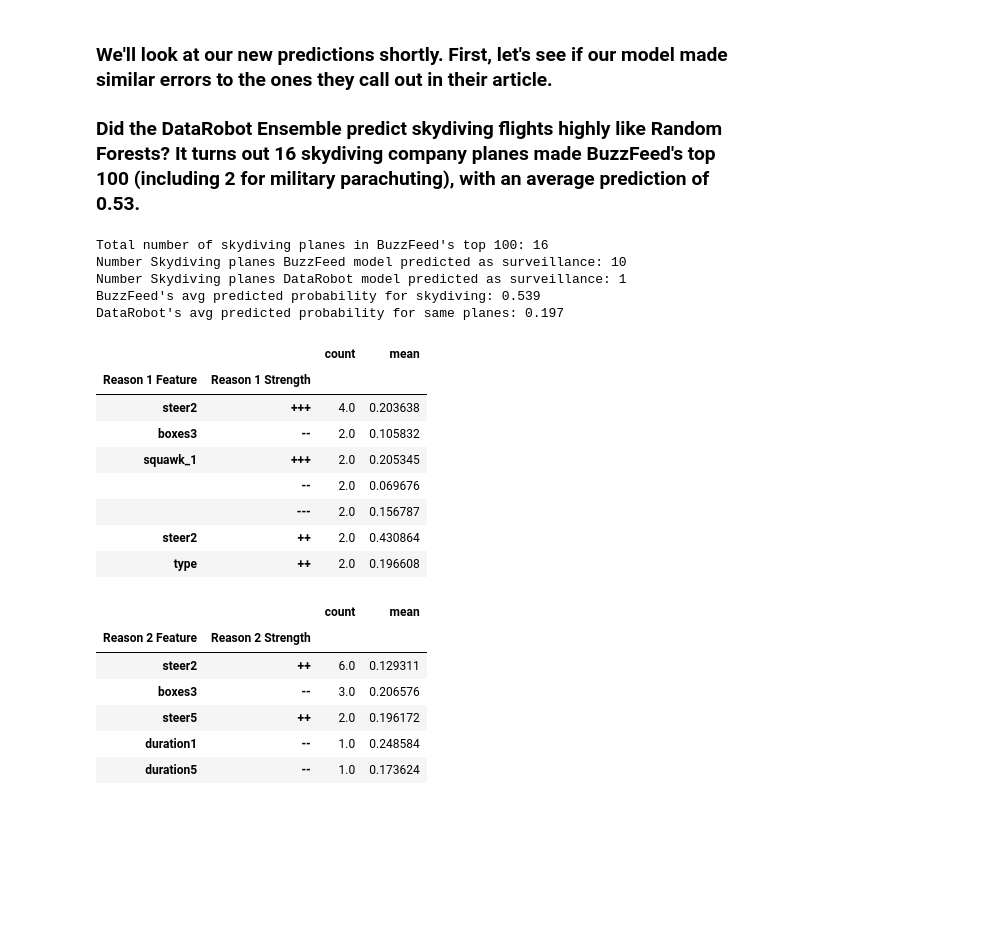
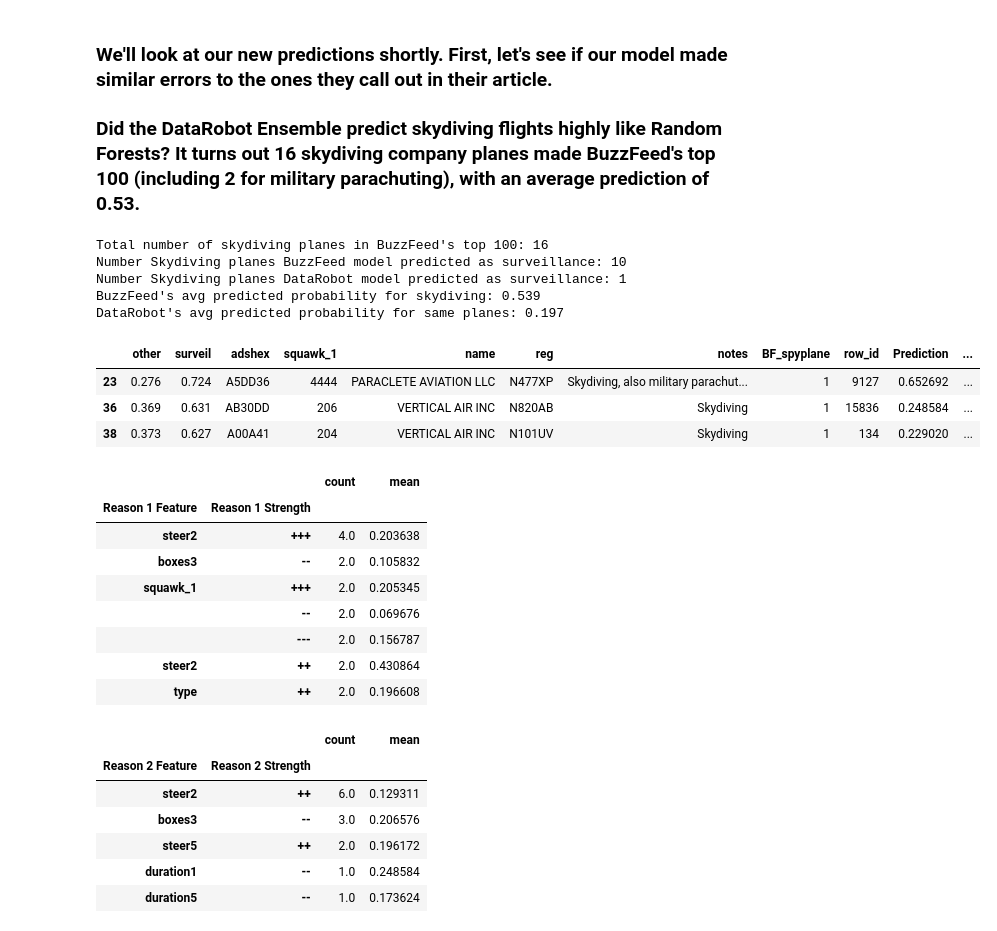
Before and after one commit to cmccann11/DataRobot, a Jupyter notebook: data/DataRobot_BuzzFeed_Final.ipynb, the cells around one changed output. Cells and saved outputs as stored; diff of their text form; code cells hidden in the pictures; blank space fills up the shorter version.

```diff
--- a/data/DataRobot_BuzzFeed_Final.ipynb
+++ b/data/DataRobot_BuzzFeed_Final.ipynb
@@ -502,34 +501,44 @@ Number of DataRobot top 100 pics that differ from the BuzzFeed top 100: 58
 
 ### Did the DataRobot Ensemble predict skydiving flights highly like Random Forests?  It turns out 16 skydiving company planes made BuzzFeed's top 100 (including 2 for military parachuting), with an average prediction of 0.53.
 # %%
-#create a dataframe of both our pics and their pics, with our reason codes
+#create a dataframe of the planes BuzzFeed predicted as surveillance, but with our reason codes for why we gave them low probability
+
+# 'Surveil" is BuzzFeed's model's probability, and "Prediction' is DataRobot's ENET Blender
 both_pics = buzzfeed_pics.merge(preds,how='left', on='adshex' )
 
 skydiving=both_pics[both_pics['notes'].str.contains("Skydiving|skydiving")==True] #buzzfeed notes identifying skydiving planes
 print("Total number of skydiving planes in BuzzFeed's top 100:", len(skydiving))
 print("Number Skydiving planes BuzzFeed model predicted as surveillance:", len(skydiving[skydiving.surveil >0.5]))
 print("Number Skydiving planes DataRobot model predicted as surveillance:", len(skydiving[skydiving.spyplane==1]))
 print("BuzzFeed's avg predicted probability for skydiving:", np.round(skydiving.surveil.mean(),3))
 print("DataRobot's avg predicted probability for same planes:", np.round(skydiving.Prediction.mean(),3))
 
-#See what drove our predictions low for these planes
-def get_stats(group):
-    return {'count': group.count(), 'mean': group.mean()}
-
-skydiving.groupby(['Reason 1 Feature', 'Reason 1 Strength'])['Prediction'].apply(get_stats).unstack().sort_values(by='count', ascending=False)#.sort_values(by= 'spyplane', ascending=False))
+skydiving.head(3)
 # %% [output]
 Total number of skydiving planes in BuzzFeed's top 100: 16
 Number Skydiving planes BuzzFeed model predicted as surveillance: 10
 Number Skydiving planes DataRobot model predicted as surveillance: 1
 BuzzFeed's avg predicted probability for skydiving: 0.539
 DataRobot's avg predicted probability for same planes: 0.197
-|  |  | count | mean |
-| Reason 1 Feature | Reason 1 Strength |  |  |
-| steer2 | +++ | 4.0 | 0.203638 |
-| boxes3 | -- | 2.0 | 0.105832 |
-| squawk_1 | +++ | 2.0 | 0.205345 |
-|  | -- | 2.0 | 0.069676 |
-|  | --- | 2.0 | 0.156787 |
-| steer2 | ++ | 2.0 | 0.430864 |
-| type | ++ | 2.0 | 0.196608 |
+|  | other | surveil | adshex | squawk_1 | name | reg | notes | BF_spyplane | row_id | Prediction | ... |
+| 23 | 0.276 | 0.724 | A5DD36 | 4444 | PARACLETE AVIATION LLC | N477XP | Skydiving, also military parachut... | 1 | 9127 | 0.652692 | ... |
+| 36 | 0.369 | 0.631 | AB30DD | 206 | VERTICAL AIR INC | N820AB | Skydiving | 1 | 15836 | 0.248584 | ... |
+| 38 | 0.373 | 0.627 | A00A41 | 204 | VERTICAL AIR INC | N101UV | Skydiving | 1 | 134 | 0.229020 | ... |
+# %%
+#See what drove our predictions low for these planes by looking at our Reason Codes
+def get_stats(group):
+    return {'count': group.count(), 'mean': group.mean()}
+
+
+skydiving.groupby(['Reason 1 Feature', 'Reason 1 Strength'])['Prediction'].apply(get_stats).unstack().sort_values(by='count', ascending=False)#.sort_values(by= 'spyplane', ascending=False))
+# %% [output]
+|  |  | count | mean |
+| Reason 1 Feature | Reason 1 Strength |  |  |
+| steer2 | +++ | 4.0 | 0.203638 |
+| boxes3 | -- | 2.0 | 0.105832 |
+| squawk_1 | +++ | 2.0 | 0.205345 |
+|  | -- | 2.0 | 0.069676 |
+|  | --- | 2.0 | 0.156787 |
+| steer2 | ++ | 2.0 | 0.430864 |
+| type | ++ | 2.0 | 0.196608 |
 # %%
```
Also changed, not shown: parts of 13 cells of this notebook.
